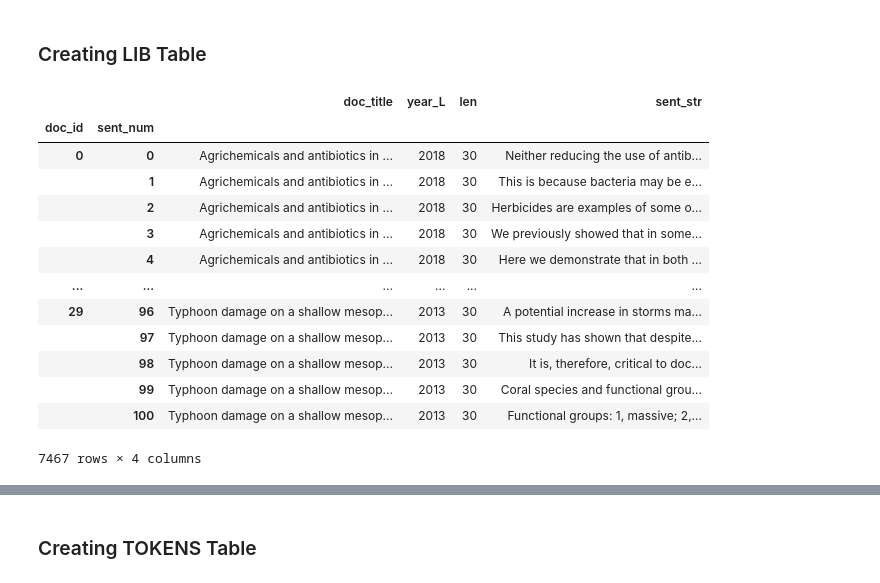
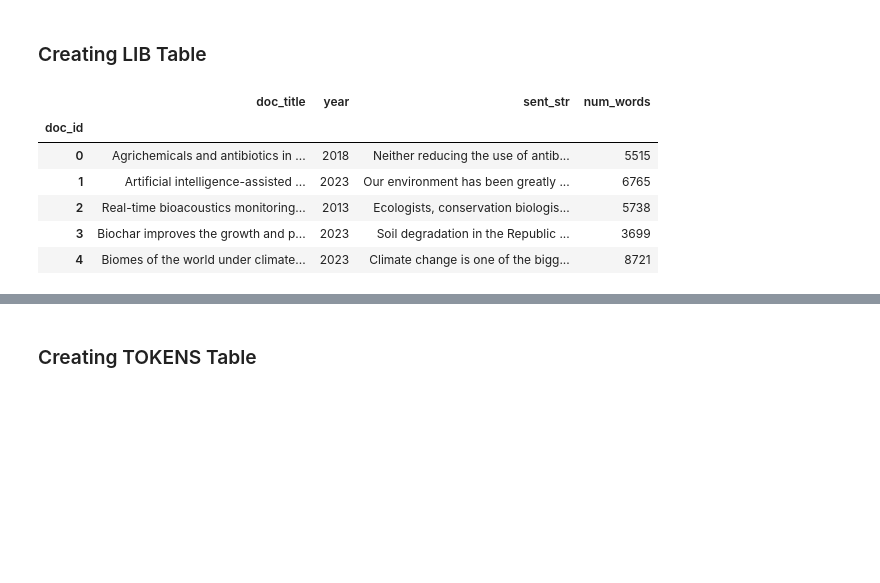
Before and after one commit to caroline-kranefuss/evolving_sentiment_climate, a Jupyter notebook: notebooks/EDA.ipynb, the cells around one changed output, grey strips where cells are left out. Cells and saved outputs as stored; diff of their text form; code cells hidden in the pictures; blank space fills up the shorter version.

```diff
--- a/notebooks/EDA.ipynb
+++ b/notebooks/EDA.ipynb
@@ -146,32 +146,40 @@ SENTS.head()
 |  | 4 | Here we demonstrate that in both ... |
 # %% [markdown]
 ### Creating LIB Table
-# %%
-# Joining with DOC_to_join to be able to group by year
-LIB = DOC.join(DOC_to_join, lsuffix='_L', rsuffix='_R')
-LIB = LIB.drop(columns=['doc_id', 'doc_date', 'doc_kws',  'doc_file_path', 'mth_day_L', 'mth_day_R', 'year_R', 'doc_content'])
-LIB.index.name = 'doc_id'
-
-# Grouping SENTS df to obtain full doc content
-SENTS_grp = SENTS.join(DOC_to_join)
-SENTS_grp = SENTS_grp.groupby('year')
-SENTS_grp.head()
-
-# # Joining the two
-LIB = LIB.copy()
-LIB = LIB.join(SENTS)
-# %% [output]
-|  |  | doc_title | year_L | len | sent_str |
-| doc_id | sent_num |  |  |  |  |
-| 0 | 0 | Agrichemicals and antibiotics in ... | 2018 | 30 | Neither reducing the use of antib... |
-|  | 1 | Agrichemicals and antibiotics in ... | 2018 | 30 | This is because bacteria may be e... |
-|  | 2 | Agrichemicals and antibiotics in ... | 2018 | 30 | Herbicides are examples of some o... |
-|  | 3 | Agrichemicals and antibiotics in ... | 2018 | 30 | We previously showed that in some... |
-|  | 4 | Agrichemicals and antibiotics in ... | 2018 | 30 | Here we demonstrate that in both ... |
-| ... | ... | ... | ... | ... | ... |
-| 29 | 96 | Typhoon damage on a shallow mesop... | 2013 | 30 | A potential increase in storms ma... |
-|  | 97 | Typhoon damage on a shallow mesop... | 2013 | 30 | This study has shown that despite... |
-|  | 98 | Typhoon damage on a shallow mesop... | 2013 | 30 | It is, therefore, critical to doc... |
-|  | 99 | Typhoon damage on a shallow mesop... | 2013 | 30 | Coral species and functional grou... |
-|  | 100 | Typhoon damage on a shallow mesop... | 2013 | 30 | Functional groups: 1, massive; 2,... |
-7467 rows × 4 columns
+# %%
+# Joining with DOC_to_join to be able to group by year
+LIB = DOC.join(DOC_to_join, lsuffix='_L', rsuffix='_R')
+LIB = LIB.drop(columns=['doc_id', 'doc_date', 'doc_kws',  'doc_file_path', 'mth_day_L', 'mth_day_R', 'year_R', 'doc_content'])
+LIB.index.name = 'doc_id'
+
+# Grouping SENTS df to obtain full doc content
+SENTS_joined = SENTS.join(DOC_to_join)
+
+# # Joining the two
+LIB = LIB.copy()
+LIB = LIB.join(SENTS_joined)
+LIB.groupby(LIB.index).agg(' '.join) # does not work - corrected by Claude below
+
+LIB = LIB.groupby(level=0).agg({
+    'doc_title': 'first',   # Same for all rows in a doc
+    'year_L':    'first',
+    'year':      'first',
+    'mth_day':   'first',
+    'sent_str':  ' '.join,  # Concatenate all sentences together
+})
+
+
+LIB['num_words'] = LIB['sent_str'].str.split().str.len() # From Claude
+
+# Some extra cleanup
+LIB.drop(columns=['year_L', 'mth_day'], inplace=True)
+
+LIB.head()
+# %% [output]
+|  | doc_title | year | sent_str | num_words |
+| doc_id |  |  |  |  |
+| 0 | Agrichemicals and antibiotics in ... | 2018 | Neither reducing the use of antib... | 5515 |
+| 1 | Artificial intelligence-assisted ... | 2023 | Our environment has been greatly ... | 6765 |
+| 2 | Real-time bioacoustics monitoring... | 2013 | Ecologists, conservation biologis... | 5738 |
+| 3 | Biochar improves the growth and p... | 2023 | Soil degradation in the Republic ... | 3699 |
+| 4 | Biomes of the world under climate... | 2023 | Climate change is one of the bigg... | 8721 |
```
Also changed, not shown: parts of 2 cells of this notebook.
